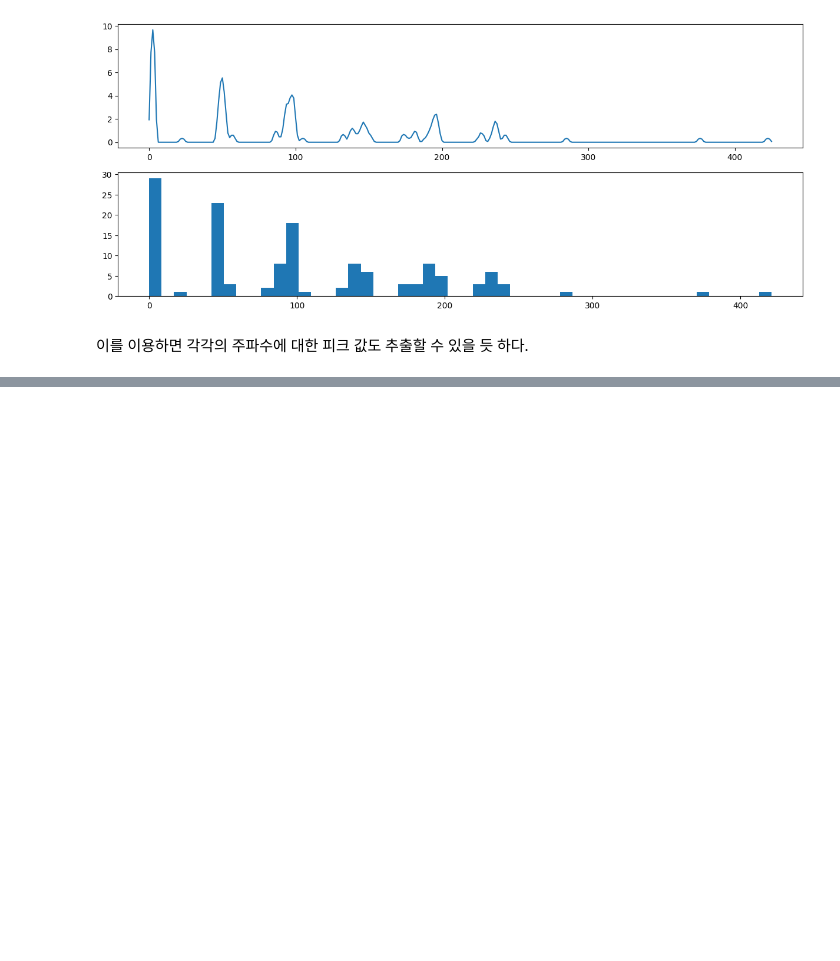
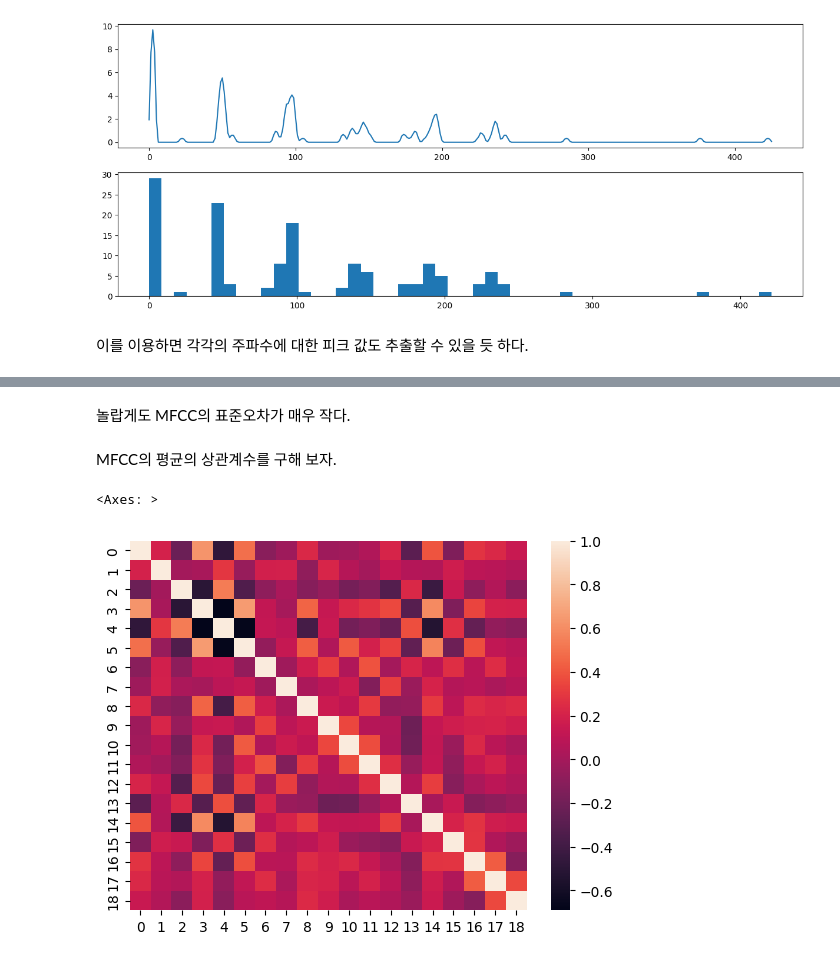
Before and after one commit to lukekim420/catclass, a Jupyter notebook: eda_mid.ipynb, the cells around one changed output, grey strips where cells are left out. Drawn from its saved outputs; the diff is of its cells as text; code cells hidden in the pictures; blank space fills up the shorter version.

```diff
--- a/eda_mid.ipynb
+++ b/eda_mid.ipynb
@@ -335,0 +452,9 @@ plt.show()
+# %% [markdown]
+놀랍게도 MFCC의 표준오차가 매우 작다.
+# %% [markdown]
+MFCC의 평균의 상관계수를 구해 보자.
+# %%
+sns.heatmap(df_meow.corr())
+# %% [output]
+<Axes: >
+[figure, added]
```
Also changed, not shown: parts of 15 cells of this notebook, 3 other files.
